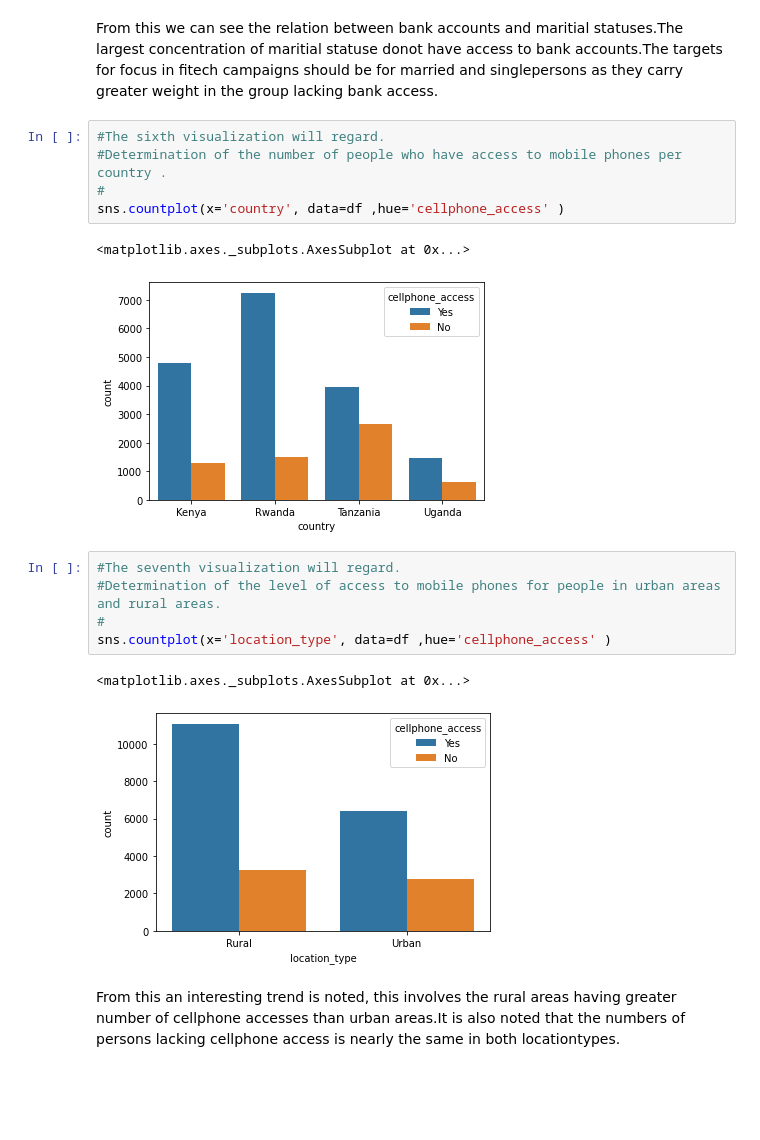
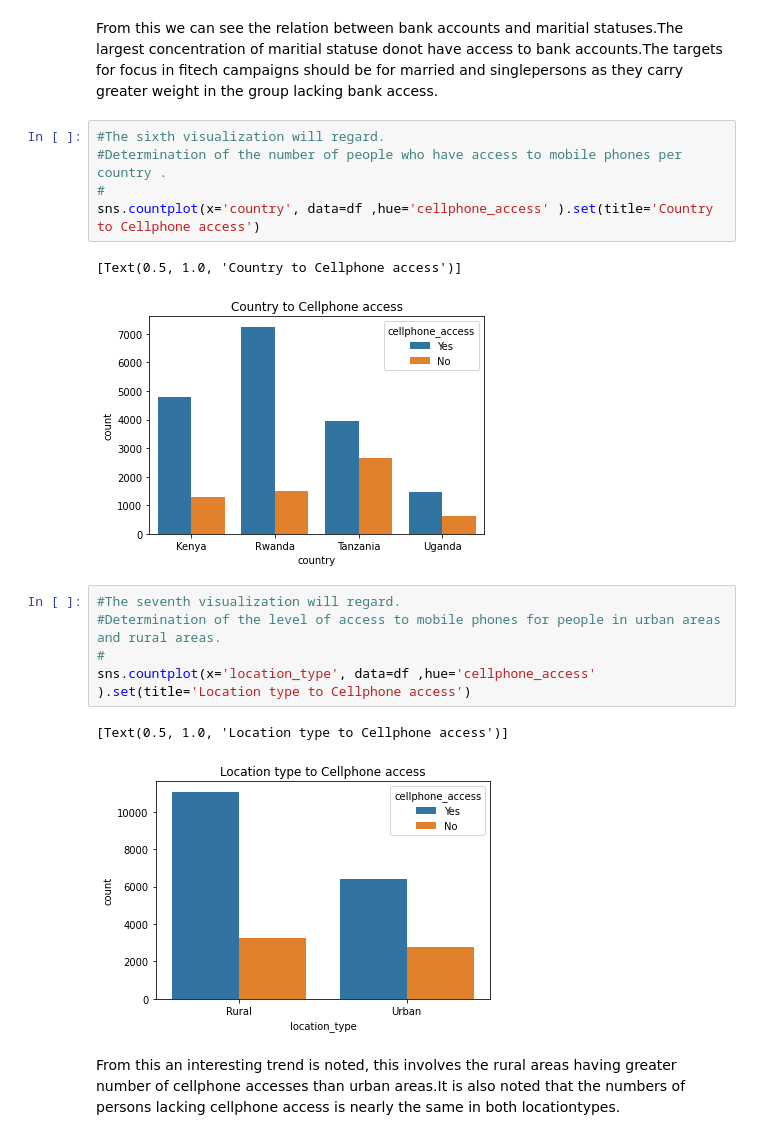
Before and after one commit to BrandonBosire/Financial-Inclusivity, a Jupyter notebook: Brainy_Badgers_Financial_Inclusion.ipynb, the cells around one changed output. Saved outputs shown, nothing was run; the diff lists cells and outputs as text; blank space fills up the shorter version.

```diff
--- a/Brainy_Badgers_Financial_Inclusion.ipynb
+++ b/Brainy_Badgers_Financial_Inclusion.ipynb
@@ -555,19 +554,19 @@ From this we can see the relation between bank accounts and maritial statuses.Th
 # %%
 #The sixth visualization will regard.
 #Determination of the number of people who have access to mobile phones per country .
 #
-sns.countplot(x='country', data=df ,hue='cellphone_access' )
+sns.countplot(x='country', data=df ,hue='cellphone_access' ).set(title='Country to Cellphone access')
 # %% [output]
-<matplotlib.axes._subplots.AxesSubplot at 0x...>
+[Text(0.5, 1.0, 'Country to Cellphone access')]
-[figure, old version]
+[figure, new version]
 # %%
 #The seventh visualization will regard.
 #Determination of the level of access to mobile phones for people in urban areas and rural areas.
 #
-sns.countplot(x='location_type', data=df ,hue='cellphone_access' )
+sns.countplot(x='location_type', data=df ,hue='cellphone_access' ).set(title='Location type to Cellphone access')
 # %% [output]
-<matplotlib.axes._subplots.AxesSubplot at 0x...>
+[Text(0.5, 1.0, 'Location type to Cellphone access')]
-[figure, old version]
+[figure, new version]
 # %% [markdown]
 From this an interesting trend is noted, this involves the rural areas having greater number of cellphone accesses than urban areas.It is also noted that the numbers of persons lacking cellphone access is nearly the same in both locationtypes.
 # %%
```
Also changed, not shown: parts of 11 cells of this notebook.
